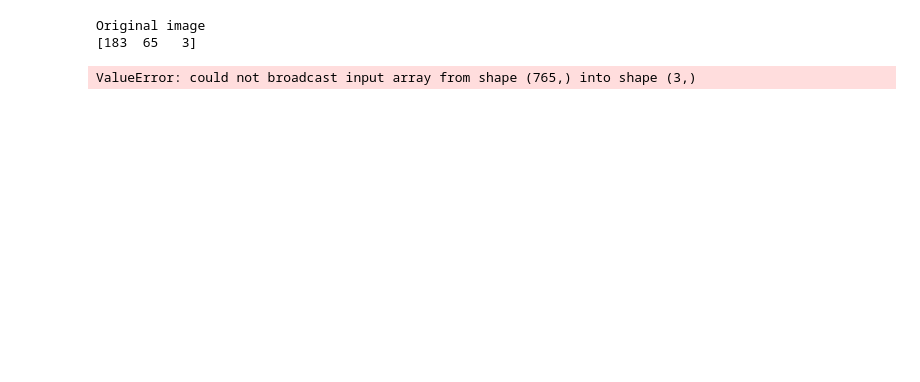
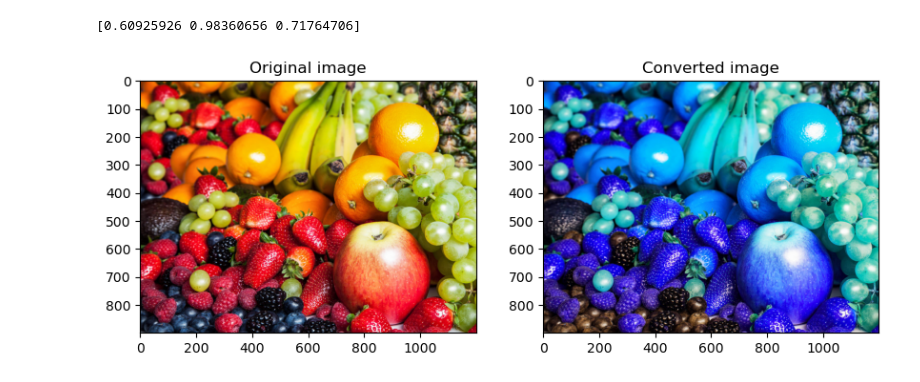
Before and after one commit to ratchanonp/imageprocessing, a Jupyter notebook: Assignment_5/Assignment_5_1.ipynb, the cells around one changed output. Drawn from its saved outputs; the diff is of its cells as text; code cells hidden in the pictures; blank space fills up the shorter version.

Commit message:
convert Image and complementar HUE

```diff
--- a/Assignment_5/Assignment_5_1.ipynb
+++ b/Assignment_5/Assignment_5_1.ipynb
@@ -20,11 +20,12 @@ def complementary_color_RGB(img):
     return img
 # %%
 def complementary_color_HSI(img):
-    h, s, i = img[:, :, 0], img[:, :, 1], img[:, :, 2]
+    complementary_img = img.copy()
 
+    h, s, i = complementary_img[:, :, 0], complementary_img[:, :, 1], complementary_img[:, :, 2]
     h = (h + 0.5) % 1.0
 
-    return np.dstack((h, s, i))
+    return complementary_img
 # %%
 def convertRGB2HSI(img):
 
@@ -55,15 +56,14 @@ def convertRGB2HSI(img):
 
                 hue = 0
                 if red == intensity:
-                    hue = (1.0/6.0) * (green - blue) / delta
+                    hue = (green - blue) / (delta * 6)
                 elif green == intensity:
-                    hue = (1.0/6.0) * (2.0 + ((blue - red) / delta))
+                    hue = (2.0 + ((blue - red) / delta)) / 6.0
                 elif blue == intensity:
-                    hue = (1.0/6.0) * (4.0 + ((red - green) / delta))
+                    hue = (4.0 + ((red - green) / delta)) / 6.0
 
-            new_img[i, j, 0] = hue
-            new_img[i, j, 1] = saturation
-            new_img[i, j, 2] = intensity
+            hue = (hue + 1) % 1
+            new_img[i, j] = [hue, saturation, intensity]
 
     return new_img
 # %%
@@ -80,7 +80,7 @@ def convertHSI2RGB(img):
             # Get HSI value
             hue, saturation, intensity = img[i, j]
 
-            r, g, b = 0, 0, 0
+            r, g, b = 0.0, 0.0, 0.0
 
             H_prime = math.floor(hue * 6)
             F = (hue * 6) - H_prime
@@ -119,32 +119,30 @@ def convertHSI2RGB(img):
 # %%
 # Remove the output folder if it exists
 if os.path.exists("output/"):
     os.system("rm -rf output/")
 
 os.mkdir("output/")
 os.mkdir("output/5_1")
 
 # Read image
 fruit_path = "img/fruit.jpg"
 fruit = cv.imread(fruit_path, cv.IMREAD_COLOR)
 fruit_rgb = cv.cvtColor(fruit, cv.COLOR_BGR2RGB)
+fruit_hsi = convertRGB2HSI(fruit_rgb)
 
-print("Original image")
-print(fruit_rgb[0, 0, :])
+print(fruit_hsi[0, 0, :])
 
-fruit_hsi = convertRGB2HSI(fruit)
-
-fruit_rgb = convertHSI2RGB(fruit_hsi)
+fruit_complementary = complementary_color_HSI(fruit_hsi)
+fruit_complementary_rgb = convertHSI2RGB(fruit_complementary)
 
 fig, ax = plt.subplots(1, 2, figsize=(10, 10))
 ax[0].imshow(cv.cvtColor(fruit, cv.COLOR_BGR2RGB))
 ax[0].set_title("Original image")
 
-ax[1].imshow(fruit_rgb)
+ax[1].imshow(fruit_complementary_rgb)
 ax[1].set_title("Converted image")
 
 plt.show()
 # %% [output]
-Original image
-[183  65   3]
+[0.60925926 0.98360656 0.71764706]
-ValueError: could not broadcast input array from shape (765,) into shape (3,)
+[figure, added]
```
